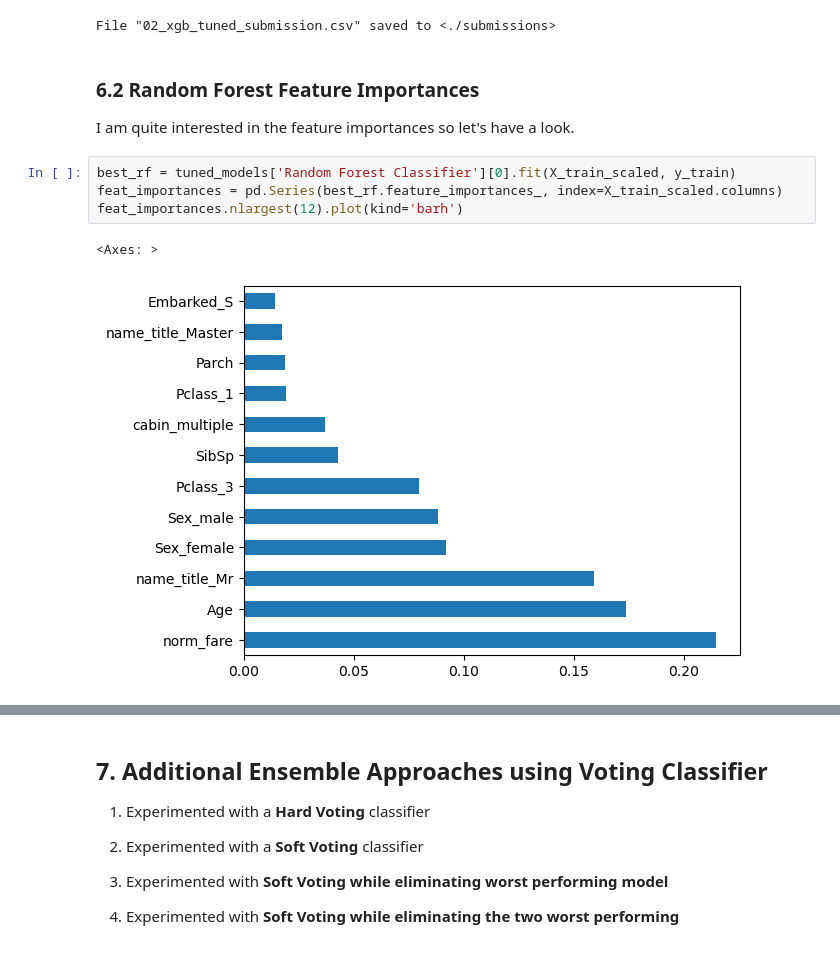
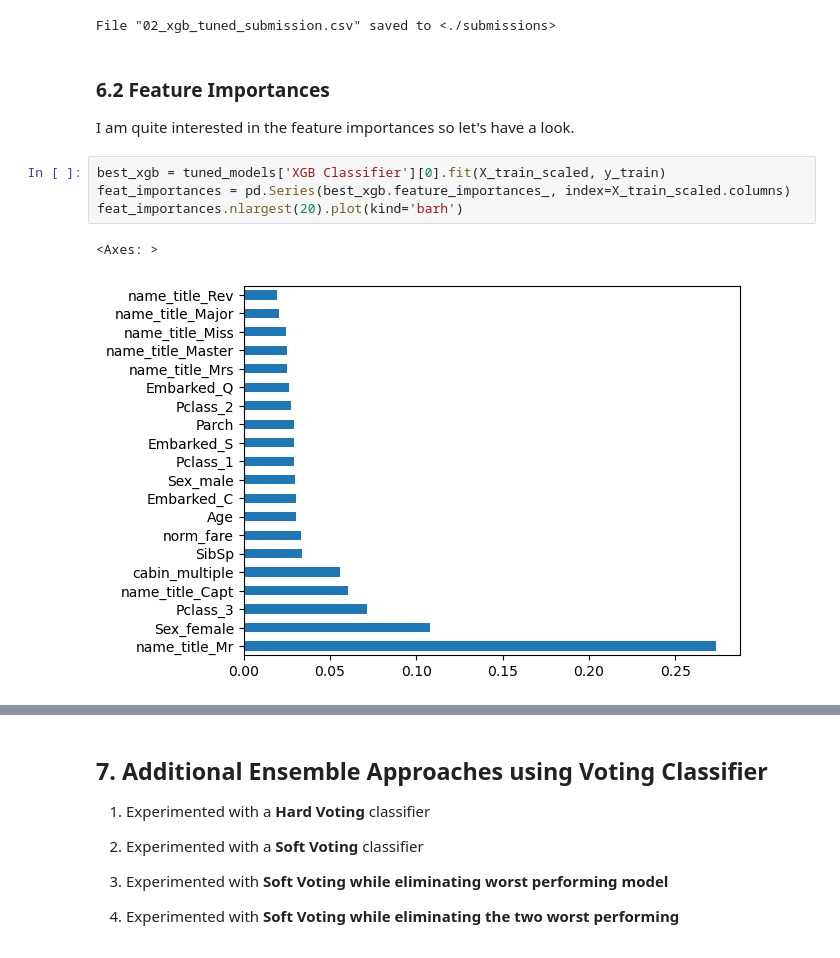
Before and after one commit to JustaKris/Titanic-ML-Kaggle, a Jupyter notebook: notebook/Titanic-Machine-Learning-from-Disaster.ipynb, the cells around one changed output, grey strips where cells are left out. Drawn from its saved outputs; the diff is of its cells as text.

Commit message:
Feature Importance section adjustmens

```diff
--- a/notebook/Titanic-Machine-Learning-from-Disaster.ipynb
+++ b/notebook/Titanic-Machine-Learning-from-Disaster.ipynb
@@ -890,12 +888,12 @@ generate_submissions_csv(xgb_predictions, '02_xgb_tuned_submission.csv')
 # %% [output]
 File "02_xgb_tuned_submission.csv" saved to <./submissions>
 # %% [markdown]
-### 6.2 Random Forest Feature Importances
+### 6.2 Feature Importances
 I am quite interested in the feature importances so let's have a look.
-# %%
-best_rf = tuned_models['Random Forest Classifier'][0].fit(X_train_scaled, y_train)
-feat_importances = pd.Series(best_rf.feature_importances_, index=X_train_scaled.columns)
-feat_importances.nlargest(12).plot(kind='barh')
-# %% [output]
-<Axes: >
-[figure, removed]
+# %%
+best_xgb = tuned_models['XGB Classifier'][0].fit(X_train_scaled, y_train)
+feat_importances = pd.Series(best_xgb.feature_importances_, index=X_train_scaled.columns)
+feat_importances.nlargest(20).plot(kind='barh')
+# %% [output]
+<Axes: >
+[figure, added]
```
Also changed, not shown: parts of 3 cells of this notebook.
